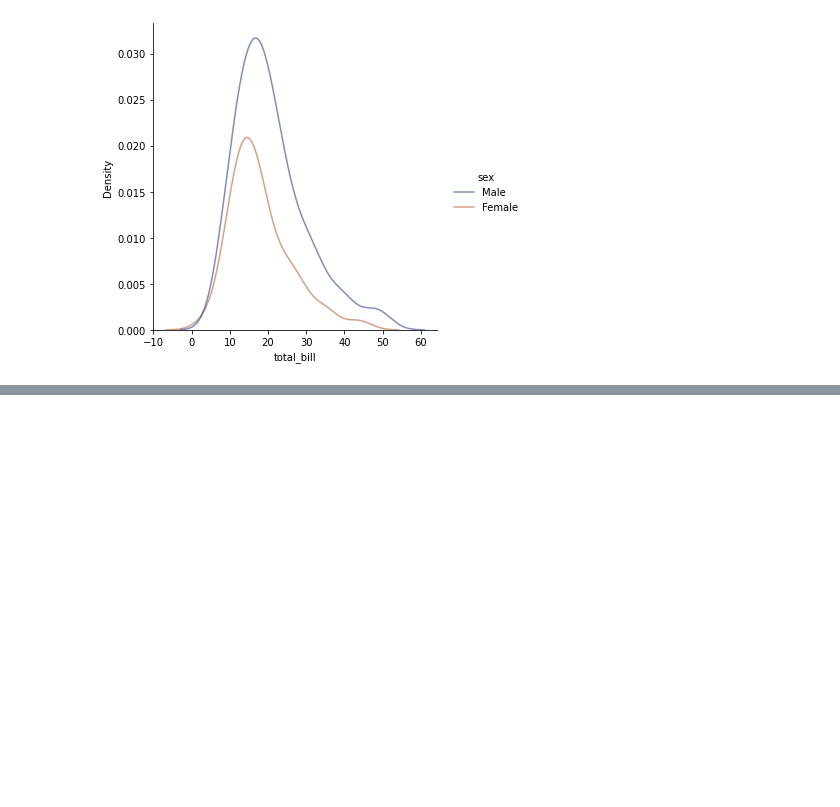
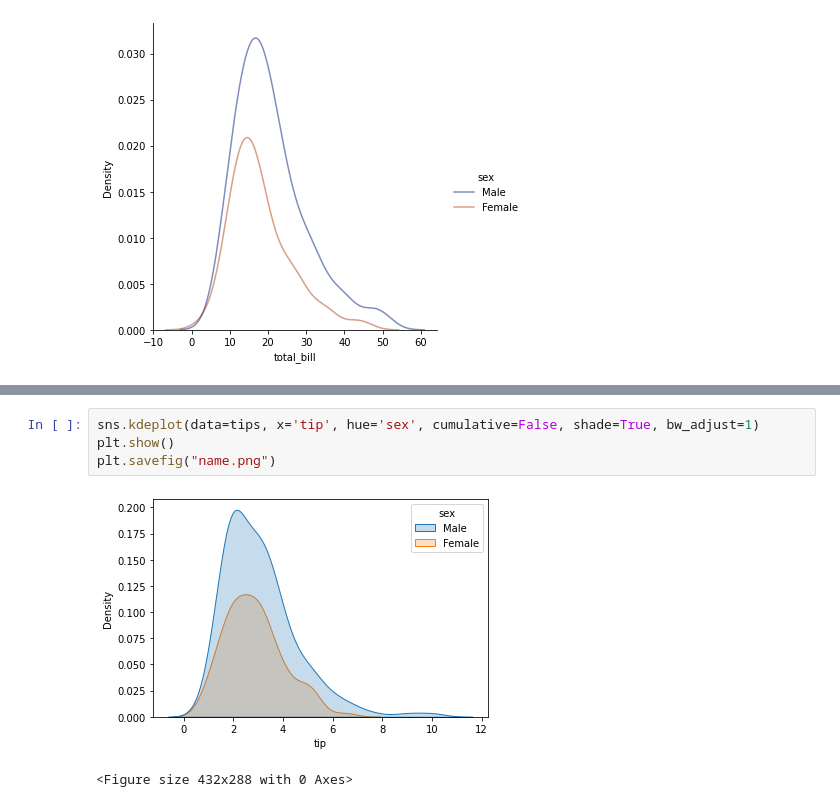
Before and after one commit to georgeduranh/ML, a Jupyter notebook: 1_visualizations/8_seaborn.ipynb, the cells around one changed output, grey strips where cells are left out. Saved outputs shown, nothing was run; the diff lists cells and outputs as text; blank space fills up the shorter version.

```diff
--- a/1_visualizations/8_seaborn.ipynb
+++ b/1_visualizations/8_seaborn.ipynb
@@ -88,0 +96,7 @@ plt.show()
+# %%
+sns.kdeplot(data=tips, x='tip', hue='sex', cumulative=False, shade=True, bw_adjust=1)
+plt.show()
+plt.savefig("name.png")
+# %% [output]
+[figure, added]
+<Figure size 432x288 with 0 Axes>
```
Also changed, not shown: parts of 4 cells of this notebook.
